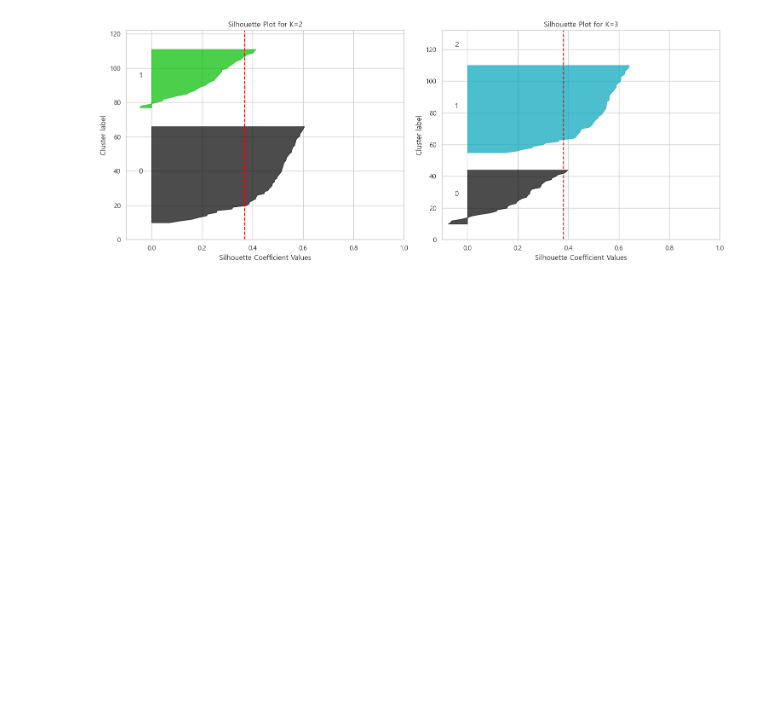
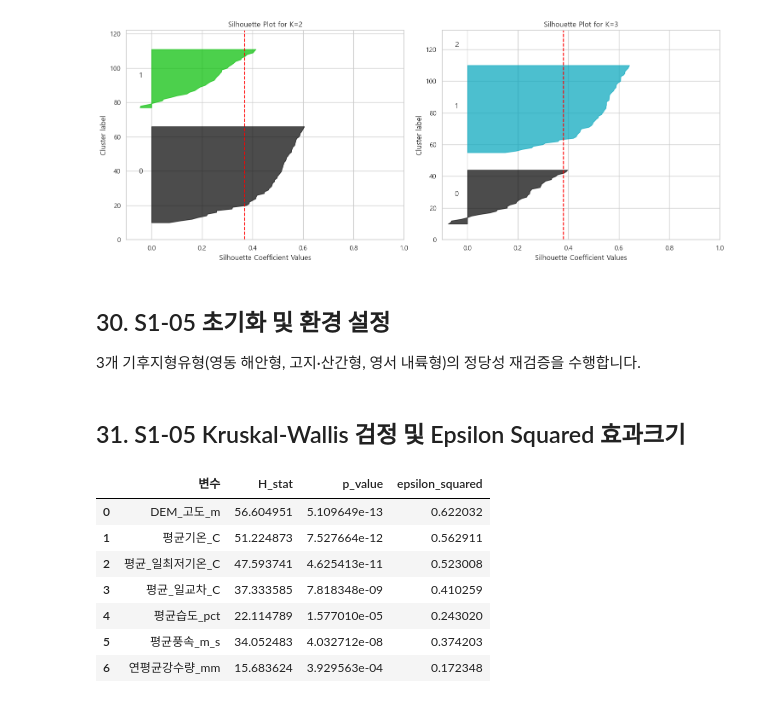
Before and after one commit to Max-JI64/farm-system-public-02, a Jupyter notebook: jsw/강원_재_EDA/Step1_강원도_기후지형및캐나다지수_기본분석.ipynb, the cells around one changed output. Drawn from its saved outputs; the diff is of its cells as text; code cells hidden in the pictures; blank space fills up the shorter version.

```diff
--- a/jsw/강원_재_EDA/Step1_강원도_기후지형및캐나다지수_기본분석.ipynb
+++ b/jsw/강원_재_EDA/Step1_강원도_기후지형및캐나다지수_기본분석.ipynb
@@ -1327,3 +1327,7 @@ plt.show()
 # %% [output]
 [figure]
 [figure]
+# %% [markdown]
+## 30. S1-05 초기화 및 환경 설정
+
+3개 기후지형유형(영동 해안형, 고지·산간형, 영서 내륙형)의 정당성 재검증을 수행합니다.
@@ -1329,0 +1359,37 @@ plt.show()
+# %% [markdown]
+## 31. S1-05 Kruskal-Wallis 검정 및 Epsilon Squared 효과크기
+# %%
+results = []
+groups = [cell_climate[cell_climate['기후지형유형'] == g] for g in ['영동 해안형', '영서 내륙형', '고지·산간형']]
+n_total = len(cell_climate)
+
+for var in test_vars:
+    # 결측치 제외
+    vals = [g[var].dropna() for g in groups]
+
+    # Kruskal-Wallis H test
+    H, p = stats.kruskal(*vals)
+
+    # Epsilon Squared (효과크기)
+    # epsilon^2 = H / ((n^2 - 1) / (n + 1)) = H / (n - 1) for ties corrected H
+    epsilon_sq = H / (n_total - 1)
+
+    results.append({
+        '변수': var,
+        'H_stat': H,
+        'p_value': p,
+        'epsilon_squared': epsilon_sq
+    })
+
+kruskal_df = pd.DataFrame(results)
+kruskal_df.to_csv(TABLE_DIR / 'S1-05_kruskal_results.csv', index=False, encoding='utf-8-sig')
+display(kruskal_df)
+# %% [output]
+|  | 변수 | H_stat | p_value | epsilon_squared |
+| 0 | DEM_고도_m | 56.604951 | 5.109649e-13 | 0.622032 |
+| 1 | 평균기온_C | 51.224873 | 7.527664e-12 | 0.562911 |
+| 2 | 평균_일최저기온_C | 47.593741 | 4.625413e-11 | 0.523008 |
+| 3 | 평균_일교차_C | 37.333585 | 7.818348e-09 | 0.410259 |
+| 4 | 평균습도_pct | 22.114789 | 1.577010e-05 | 0.243020 |
+| 5 | 평균풍속_m_s | 34.052483 | 4.032712e-08 | 0.374203 |
+| 6 | 연평균강수량_mm | 15.683624 | 3.929563e-04 | 0.172348 |
```
Also changed, not shown: parts of 6 cells of this notebook, 6 other files.
